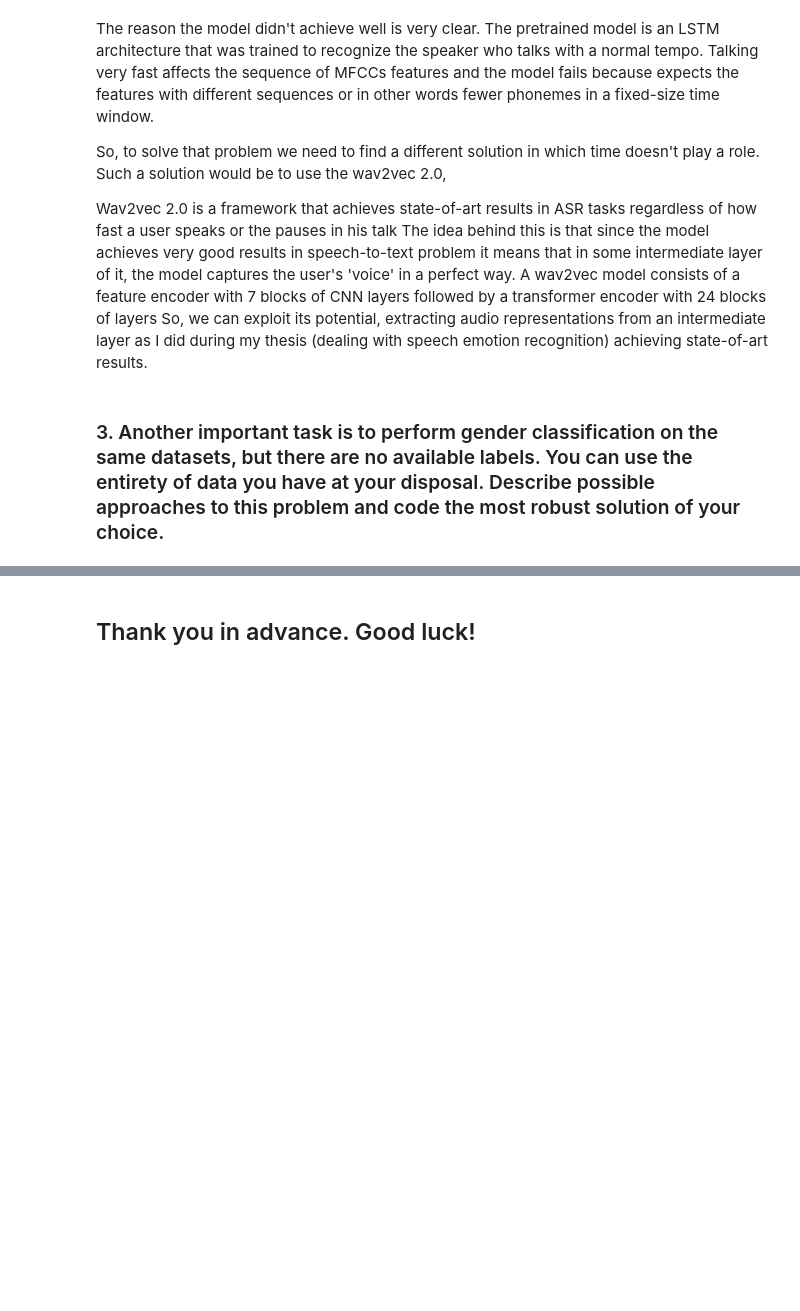
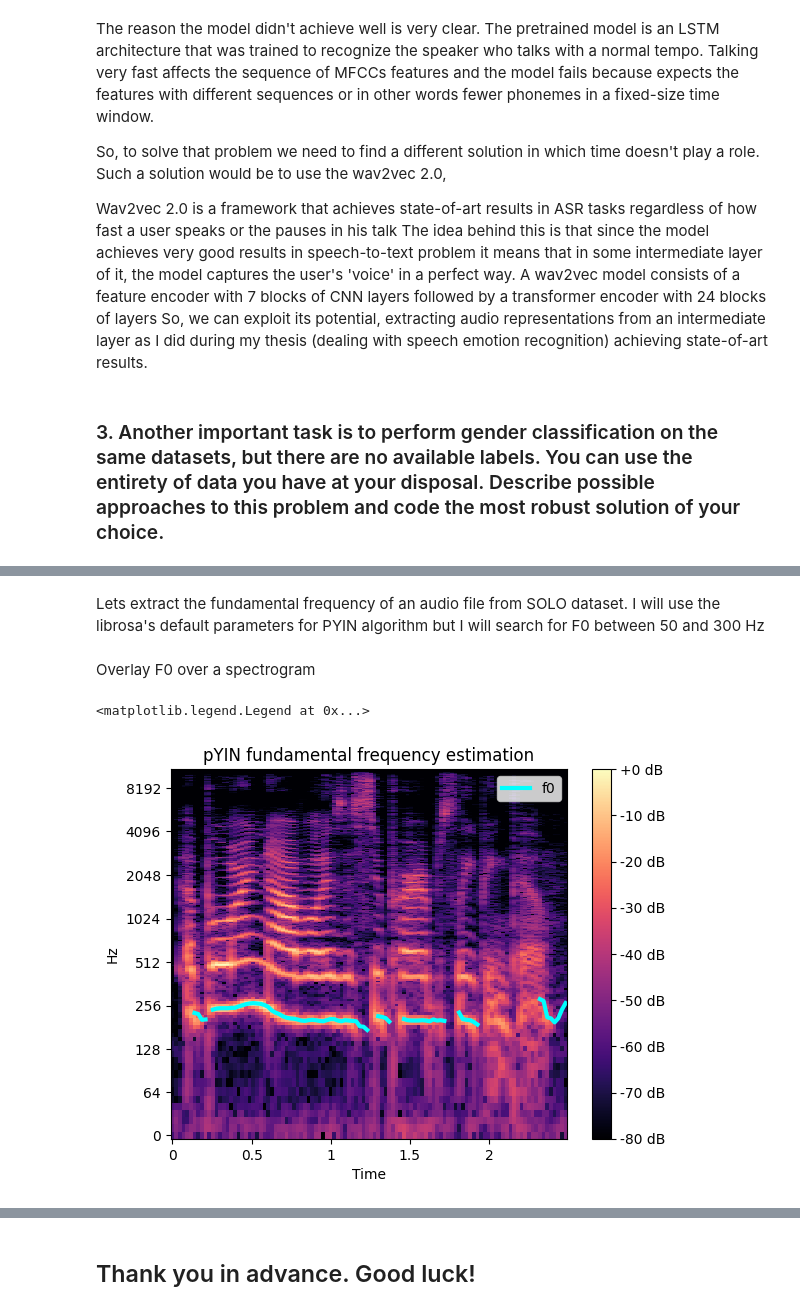
Before and after one commit to iliaskior/automatic-speech-recognition, a Jupyter notebook: assignment.ipynb, the cells around one changed output, grey strips where cells are left out. Cells and saved outputs as stored; diff of their text form; code cells hidden in the pictures; blank space fills up the shorter version.

```diff
--- a/assignment.ipynb
+++ b/assignment.ipynb
@@ -323,0 +237,31 @@ with open(fname, 'wb') as f:
+# %% [markdown]
+Lets extract the fundamental frequency of an audio file from SOLO dataset.
+I will use the librosa's default parameters for PYIN algorithm but I will search for F0 between 50 and 300 Hz
+# %%
+SAMPLE_RATE = 22050
+
+#Load audio file
+sig = audio_load(filepath=audiofiles_solo[0], sr=SAMPLE_RATE)
+
+#Apply the PYIN algorithm for extracting the F0 of the signal
+f0, voiced_flag, voiced_probs = librosa.pyin(
+    sig,
+    fmin=50,
+    fmax=300,
+    sr=SAMPLE_RATE
+)
+
+times = librosa.times_like(f0)
+# %% [markdown]
+Overlay F0 over a spectrogram
+# %%
+D = librosa.amplitude_to_db(np.abs(librosa.stft(sig)), ref=np.max)
+fig, ax = plt.subplots()
+img = librosa.display.specshow(D, x_axis='time', y_axis='log', ax=ax)
+ax.set(title='pYIN fundamental frequency estimation')
+fig.colorbar(img, ax=ax, format="%+2.f dB")
+ax.plot(times, f0, label='f0', color='cyan', linewidth=3)
+ax.legend(loc='upper right')
+# %% [output]
+<matplotlib.legend.Legend at 0x...>
+[figure, added]
```
Also changed, not shown: parts of 19 cells of this notebook, 1 other file.
